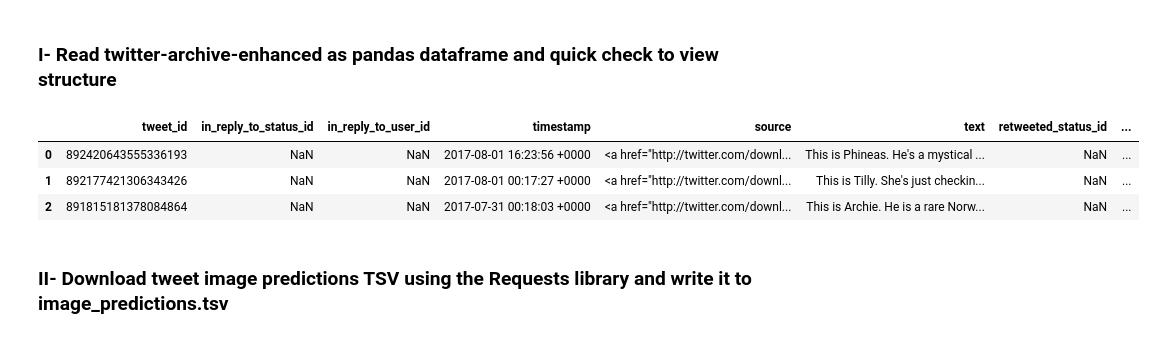
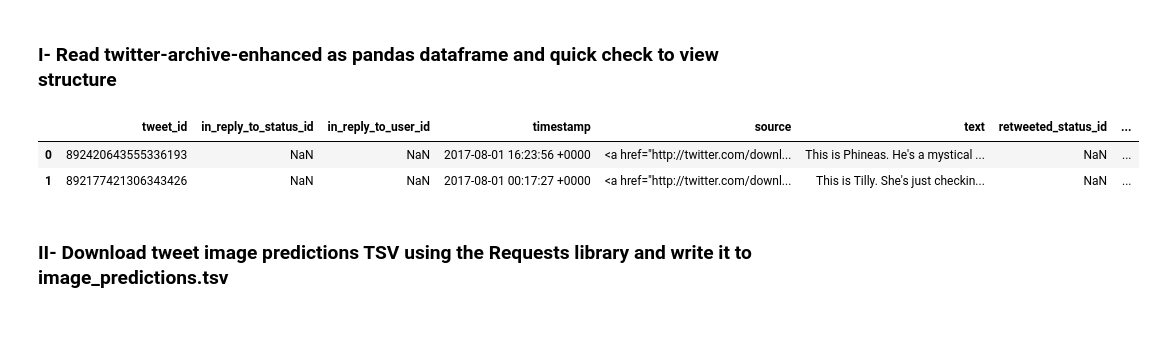
Before and after one commit to abdelrazekrizk/FWD-Udacity-Wrangle-and-Analyze-Data-Twitter-API, a Jupyter notebook: wrangle_act.ipynb, the cells around one changed output. Drawn from its saved outputs; the diff is of its cells as text; code cells hidden in the pictures.

```diff
--- a/wrangle_act.ipynb
+++ b/wrangle_act.ipynb
@@ -71,14 +75,13 @@ ls
 # %% [markdown]
 ### I- Read twitter-archive-enhanced as pandas dataframe and quick check to view structure
 # %%
-archive = pd.read_csv("twitter-archive-enhanced.csv")
-archive.set_index('tweet_id')
-archive.head(3)
+archive_df = pd.read_csv("twitter-archive-enhanced.csv")
+archive_df.set_index('tweet_id')
+archive_df.head(2)
 # %% [output]
 |  | tweet_id | in_reply_to_status_id | in_reply_to_user_id | timestamp | source | text | retweeted_status_id | ... |
 | 0 | 892420643555336193 | NaN | NaN | 2017-08-01 16:23:56 +0000 | <a href="http://twitter.com/downl... | This is Phineas. He's a mystical ... | NaN | ... |
 | 1 | 892177421306343426 | NaN | NaN | 2017-08-01 00:17:27 +0000 | <a href="http://twitter.com/downl... | This is Tilly. She's just checkin... | NaN | ... |
-| 2 | 891815181378084864 | NaN | NaN | 2017-07-31 00:18:03 +0000 | <a href="http://twitter.com/downl... | This is Archie. He is a rare Norw... | NaN | ... |
 # %% [markdown]
 ### II- Download tweet image predictions TSV using the Requests library and write it to image_predictions.tsv
 # %%
```
Also changed, not shown: parts of 40 cells of this notebook, 26 other files.
